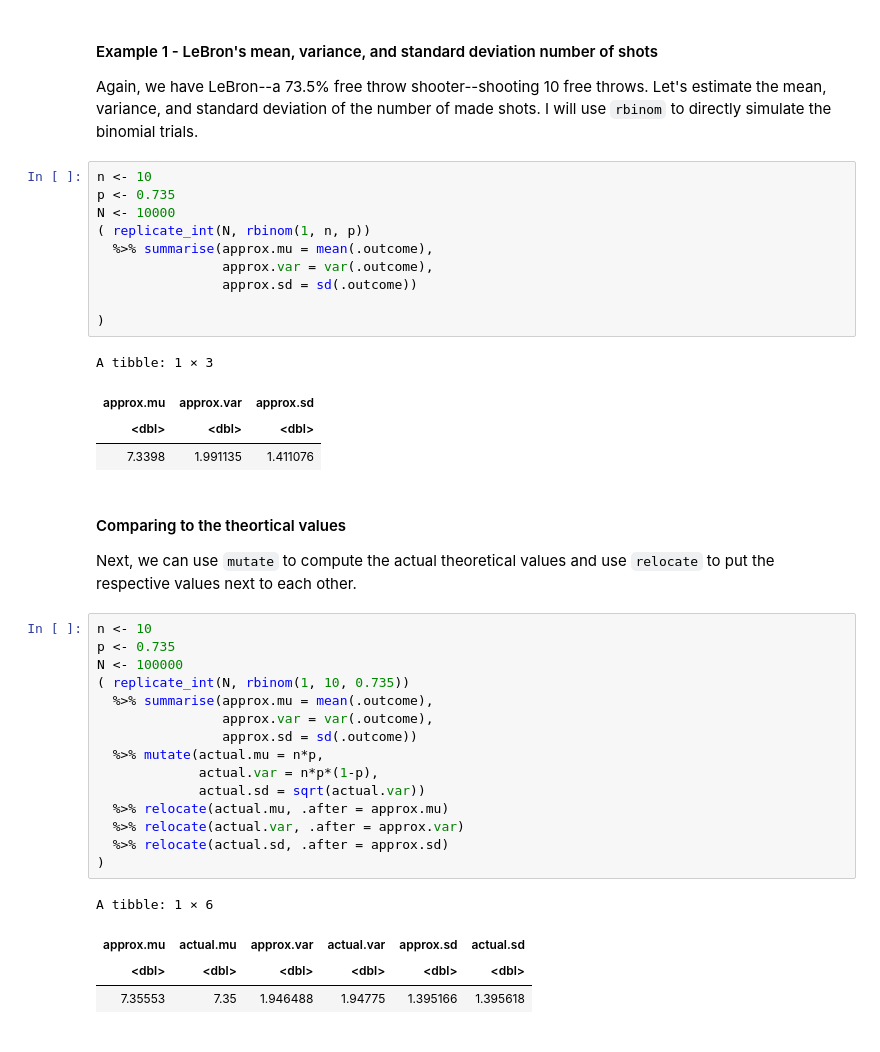
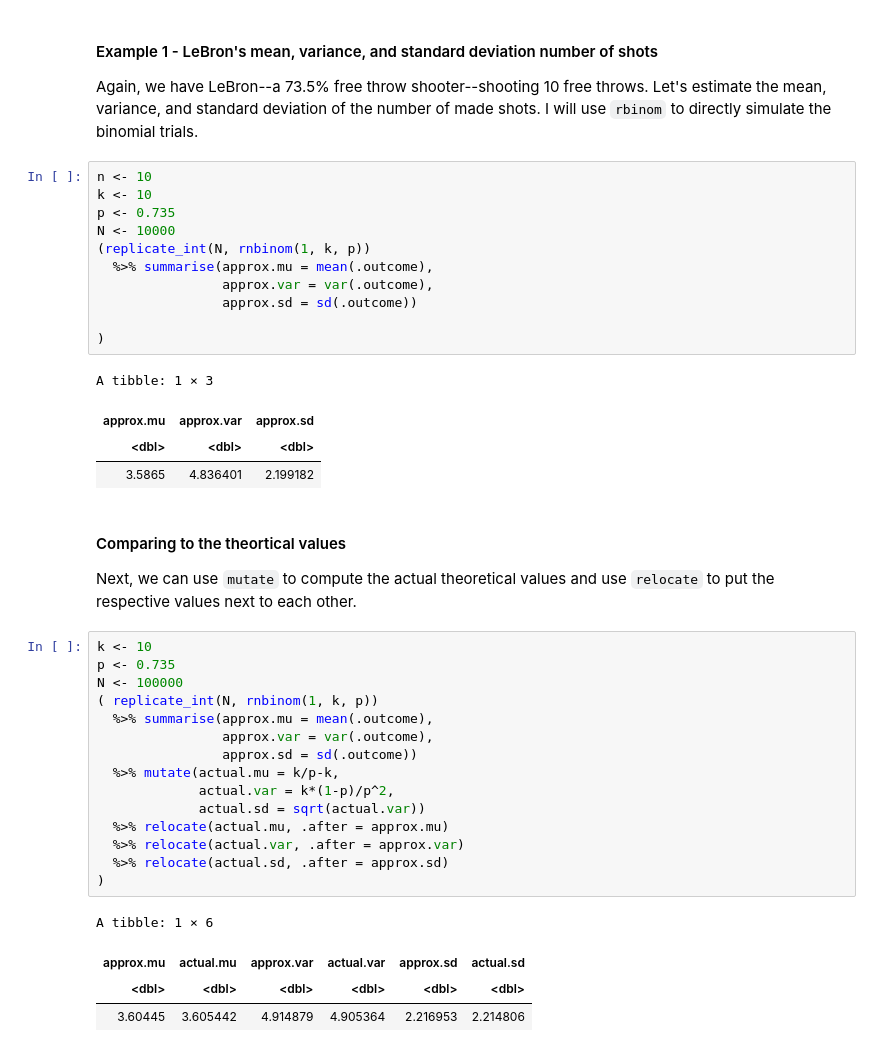
Before and after one commit to yardsale8/probability_simulations_in_R, a Jupyter notebook: 2_2_simulating_the_geometric_and_negative_binomial_distributions.ipynb, the cells around one changed output. Drawn from its saved outputs; the diff is of its cells as text.

```diff
--- a/2_2_simulating_the_geometric_and_negative_binomial_distributions.ipynb
+++ b/2_2_simulating_the_geometric_and_negative_binomial_distributions.ipynb
@@ -278,9 +369,10 @@ So far, we have used our simulating to estimate the answers to probability quest
 Again, we have LeBron--a 73.5% free throw shooter--shooting 10 free throws.  Let's estimate the mean, variance, and standard deviation of the number of made shots.  I will use `rbinom` to directly simulate the binomial trials.
 # %%
 n <- 10
+k <- 10
 p <- 0.735
 N <- 10000
-( replicate_int(N, rbinom(1, n, p))
+(replicate_int(N, rnbinom(1, k, p))
   %>% summarise(approx.mu = mean(.outcome),
                 approx.var = var(.outcome),
                 approx.sd = sd(.outcome))
@@ -290,29 +382,29 @@ N <- 10000
 A tibble: 1 × 3
 | approx.mu | approx.var | approx.sd |
 | <dbl> | <dbl> | <dbl> |
-| 7.3398 | 1.991135 | 1.411076 |
+| 3.5865 | 4.836401 | 2.199182 |
 # %% [markdown]
 #### Comparing to the theortical values
 
 Next, we can use `mutate` to compute the actual theoretical values and use `relocate` to put the respective values next to each other.
 # %%
-n <- 10
+k <- 10
 p <- 0.735
 N <- 100000
-( replicate_int(N, rbinom(1, 10, 0.735))
+( replicate_int(N, rnbinom(1, k, p))
   %>% summarise(approx.mu = mean(.outcome),
                 approx.var = var(.outcome),
                 approx.sd = sd(.outcome))
-  %>% mutate(actual.mu = n*p,
-             actual.var = n*p*(1-p),
+  %>% mutate(actual.mu = k/p-k,
+             actual.var = k*(1-p)/p^2,
              actual.sd = sqrt(actual.var))
   %>% relocate(actual.mu, .after = approx.mu)
   %>% relocate(actual.var, .after = approx.var)
   %>% relocate(actual.sd, .after = approx.sd)
 )
 # %% [output]
 A tibble: 1 × 6
 | approx.mu | actual.mu | approx.var | actual.var | approx.sd | actual.sd |
 | <dbl> | <dbl> | <dbl> | <dbl> | <dbl> | <dbl> |
-| 7.35553 | 7.35 | 1.946488 | 1.94775 | 1.395166 | 1.395618 |
+| 3.60445 | 3.605442 | 4.914879 | 4.905364 | 2.216953 | 2.214806 |
 # %% [markdown]
```
Also changed, not shown: parts of 38 cells of this notebook.
